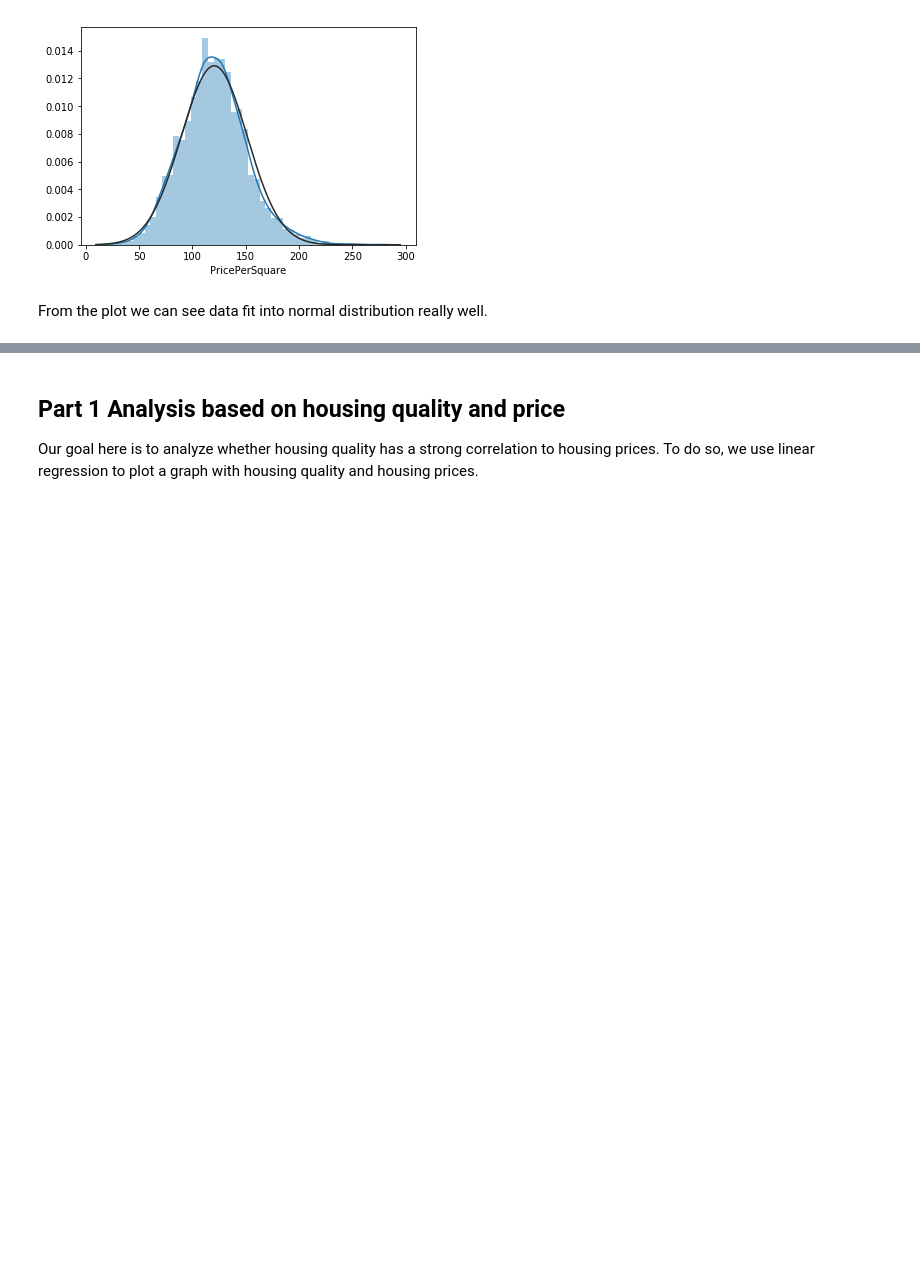
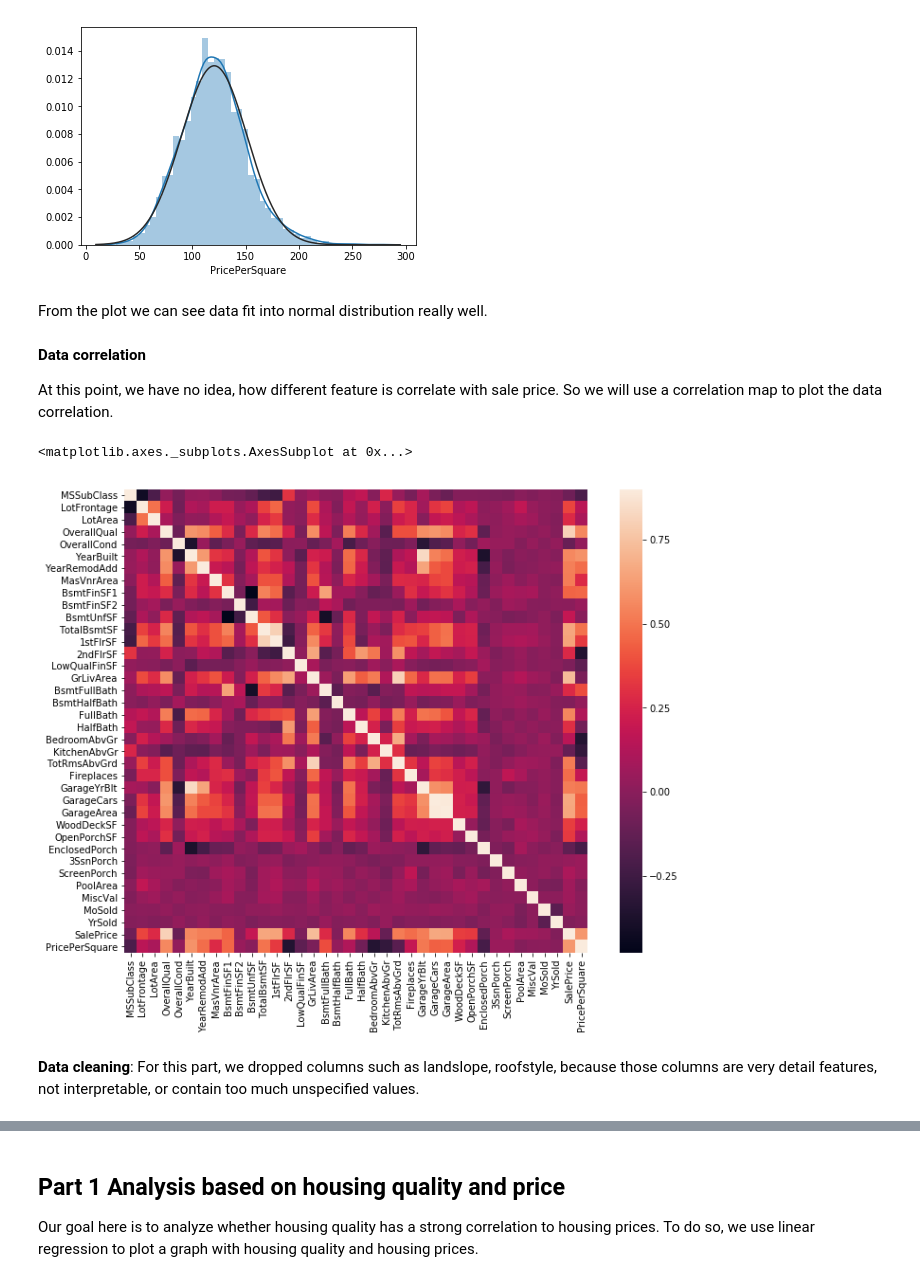
Before and after one commit to muh005/Housing-Price-Analysis, a Jupyter notebook: FinalProject.ipynb, the cells around one changed output, grey strips where cells are left out. Cells and saved outputs as stored; diff of their text form; code cells hidden in the pictures; blank space fills up the shorter version.

Commit message:
data correlation

```diff
--- a/FinalProject.ipynb
+++ b/FinalProject.ipynb
@@ -99,3 +95,16 @@ sns.distplot(df['PricePerSquare'], fit=norm);
 [figure]
 # %% [markdown]
 From the plot we can see data fit into normal distribution really well.
+# %% [markdown]
+**Data correlation**
+
+At this point, we have no idea, how different feature is correlate with sale price. So we will use a correlation map to plot the data correlation.
+# %%
+corr_map = df.corr()
+plt.subplots(figsize=(12,9))
+sns.heatmap(corr_map, vmax=0.9, square=True)
+# %% [output]
+<matplotlib.axes._subplots.AxesSubplot at 0x...>
+[figure, added]
+# %% [markdown]
+**Data cleaning**: For this part, we dropped columns such as landslope, roofstyle, because those columns are very detail features, not interpretable, or contain too much unspecified values.
```
Also changed, not shown: parts of 11 cells of this notebook.
